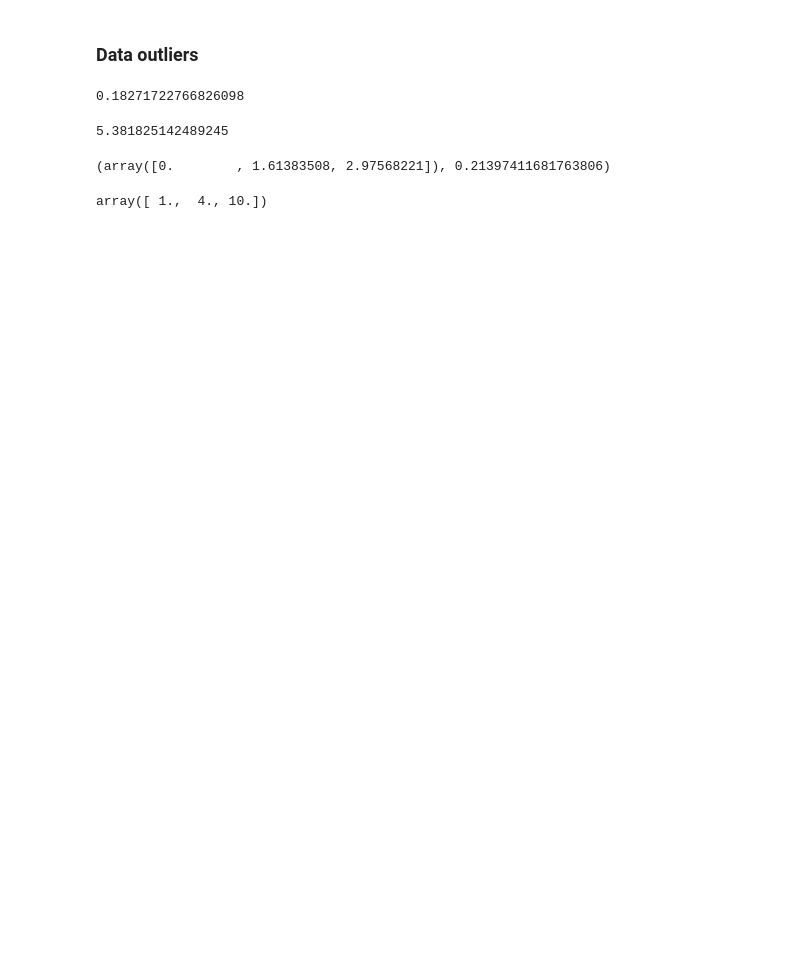
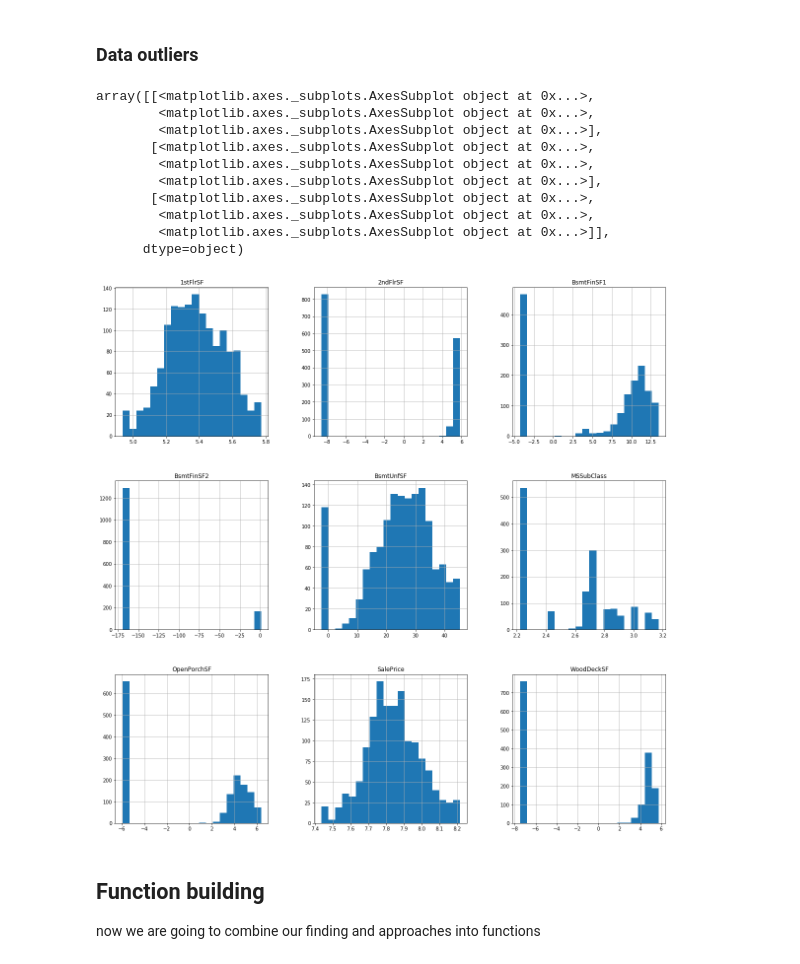
Before and after one commit to weisds/house-pricing-comp, a Jupyter notebook: house_pricing_prediction.ipynb, the cells around one changed output. Saved outputs shown, nothing was run; the diff lists cells and outputs as text; code cells hidden in the pictures; blank space fills up the shorter version.

Commit message:
building functions to streamline

```diff
--- a/house_pricing_prediction.ipynb
+++ b/house_pricing_prediction.ipynb
@@ -482,21 +483,33 @@ array([[<matplotlib.axes._subplots.AxesSubplot object at 0x...>,
 # %% [markdown]
 ### Data outliers
-# %%
-def remove_outliers (df)
-
-
-np.std(train_clean_num_norm['1stFlrSF'])
-# %% [output]
-0.18271722766826098
-# %%
-train_clean_num_norm['1stFlrSF'].mean()
-# %% [output]
-5.381825142489245
-# %%
-y
-# %% [output]
-(array([0.        , 1.61383508, 2.97568221]), 0.21397411681763806)
-# %%
-inv_boxcox(y[0], 0.21397411681763806)
-# %% [output]
-array([ 1.,  4., 10.])
+# %%
+#a quick a dirty way to make sure we are not dealing with outliers
+
+def replace_outliers (raw_df, cols):
+    df = raw_df.copy()
+    for col in cols:
+        bounds = np.percentile(df[col], (1,99))
+        low_bound = bounds[0]
+        up_bound = bounds[1]
+        df[col] = df[col].apply(lambda x: low_bound if x < low_bound else (up_bound if x > up_bound else x))
+
+    return df
+# %%
+df_no_outliers = replace_outliers (train_clean_num_norm, norm_ls)
+# %%
+df_no_outliers[norm_ls].hist(bins = 20, figsize = (20,20))
+# %% [output]
+array([[<matplotlib.axes._subplots.AxesSubplot object at 0x...>,
+        <matplotlib.axes._subplots.AxesSubplot object at 0x...>,
+        <matplotlib.axes._subplots.AxesSubplot object at 0x...>],
+       [<matplotlib.axes._subplots.AxesSubplot object at 0x...>,
+        <matplotlib.axes._subplots.AxesSubplot object at 0x...>,
+        <matplotlib.axes._subplots.AxesSubplot object at 0x...>],
+       [<matplotlib.axes._subplots.AxesSubplot object at 0x...>,
+        <matplotlib.axes._subplots.AxesSubplot object at 0x...>,
+        <matplotlib.axes._subplots.AxesSubplot object at 0x...>]],
+      dtype=object)
+[figure, added]
+# %% [markdown]
+## Function building
+now we are going to combine our finding and approaches into functions
```
Also changed, not shown: parts of 8 cells of this notebook.
